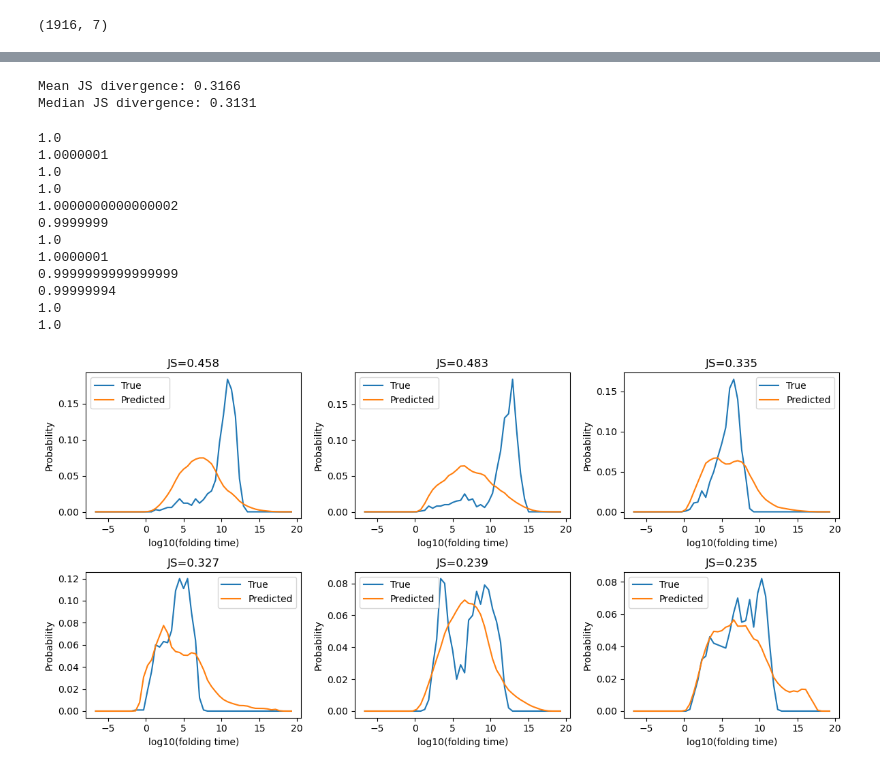
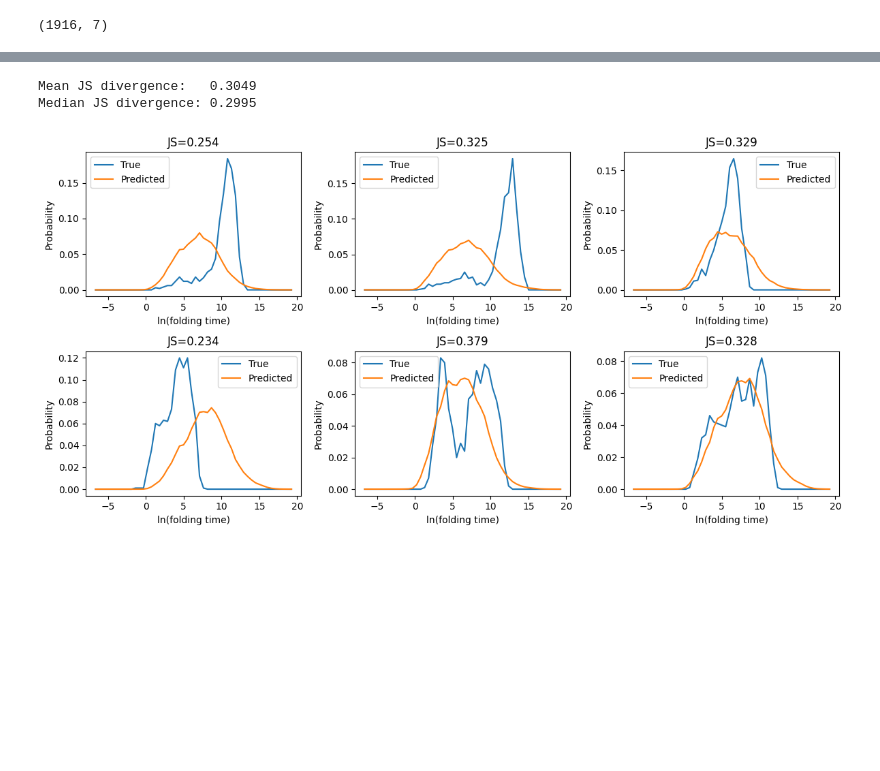
Before and after one commit to julius-2027/cs229_rna_folding, a Jupyter notebook: models/LSTM.ipynb, the cells around one changed output, grey strips where cells are left out. Drawn from its saved outputs; the diff is of its cells as text; code cells hidden in the pictures; blank space fills up the shorter version.

```diff
--- a/models/LSTM.ipynb
+++ b/models/LSTM.ipynb
@@ -135,7 +135,7 @@ with pd.option_context('display.max_rows', None):
 1               8
 2              39
 # %%
-X = np.array(X)
+# X = np.array(X)
 # %%
 X.shape
 # %% [output]
@@ -181,8 +181,8 @@ train_seq, train_structure, train_static, train_y = bucket_and_extract(X_train,
 val_seq,   val_structure,   val_static,   val_y   = bucket_and_extract(X_val, X_val_static, y_val)
 test_seq,  test_structure,  test_static,  test_y  = bucket_and_extract(X_test, X_test_static, y_test)
 
-nuc_map     = {'A': 0, 'U': 1, 'G': 2, 'C': 3}
-struct_map  = {'.': 0, '(': 1, ')': 2}
+nuc_map    = {'A': [1,0,0,0], 'U': [0,1,0,0], 'G': [0,0,1,0], 'C': [0,0,0,1]}
+struct_map = {'.': [1,0,0],   '(': [0,1,0],   ')': [0,0,1]}
 
 def encode_sequence(seq):
     # Returns array of shape (seq_len, 2)
@@ -367,6 +357,0 @@ NameError: name 'val_' is not defined
-# %%
-model.eval()
-with torch.no_grad():
-    log_probs = torch.log_softmax(model(X_val_t), dim=-1)
-    val_loss = loss_fn(log_probs, y_val_t)
-    print(f"Val KL divergence: {val_loss.item():.4f}")
@@ -375,40 +436,46 @@ Val KL divergence: 0.4271
 # %%
 model.eval()
+running_val_loss = 0.0
+all_preds = []
+all_targets = []
+
 with torch.no_grad():
-    probs = torch.softmax(model(X_val_t), dim=-1).numpy()
+    for sequences, structures, statics, targets in val_loader:
+        preds = model(sequences, structures, statics)  # raw logits
+        probs = torch.softmax(preds, dim=-1)           # softmax once
 
-js_scores = [jensenshannon(y_val[i], probs[i]) for i in range(len(y_val))]
-print(f"Mean JS divergence: {np.mean(js_scores):.4f}")
+        val_loss = criterion(probs.squeeze(), targets)
+        running_val_loss += val_loss.item() / len(val_loader)
+
+        # Collect for JS divergence
+        all_preds.append(probs.numpy())
+        all_targets.append(targets.numpy())
+
+val_losses.append(running_val_loss)
+train_losses.append(running_train_loss)
+
+# Stack all batches into one array for JS scoring
+all_preds   = np.concatenate(all_preds,   axis=0)
+all_targets = np.concatenate(all_targets, axis=0)
+
+js_scores = [jensenshannon(all_targets[i], all_preds[i]) for i in range(len(all_targets))]
+print(f"Mean JS divergence:   {np.mean(js_scores):.4f}")
 print(f"Median JS divergence: {np.median(js_scores):.4f}")
 # %% [output]
-Mean JS divergence: 0.3166
-Median JS divergence: 0.3131
+Mean JS divergence:   0.3049
+Median JS divergence: 0.2995
 # %%
 bin_centers = (binedges_logfpt[:-1] + binedges_logfpt[1:]) / 2
 
 fig, axes = plt.subplots(2, 3, figsize=(12, 6))
 for i, ax in enumerate(axes.flat):
     ax.plot(bin_centers, y_val[i], label='True')
-    print(np.sum(y_val[i]))
     ax.plot(bin_centers, probs[i], label='Predicted')
-    print(np.sum(probs[i]))
     ax.set_title(f"JS={js_scores[i]:.3f}")
-    ax.set_xlabel('log10(folding time)')
+    ax.set_xlabel('ln(folding time)')
     ax.set_ylabel('Probability')
     ax.legend()
 plt.tight_layout()
 plt.show()
 # %% [output]
-1.0
-1.0000001
-1.0
-1.0
-1.0000000000000002
-0.9999999
-1.0
-1.0000001
-0.9999999999999999
-0.99999994
-1.0
-1.0
-[figure, old version]
+[figure, new version]
```
Also changed, not shown: parts of 6 cells of this notebook, 3 other files.
